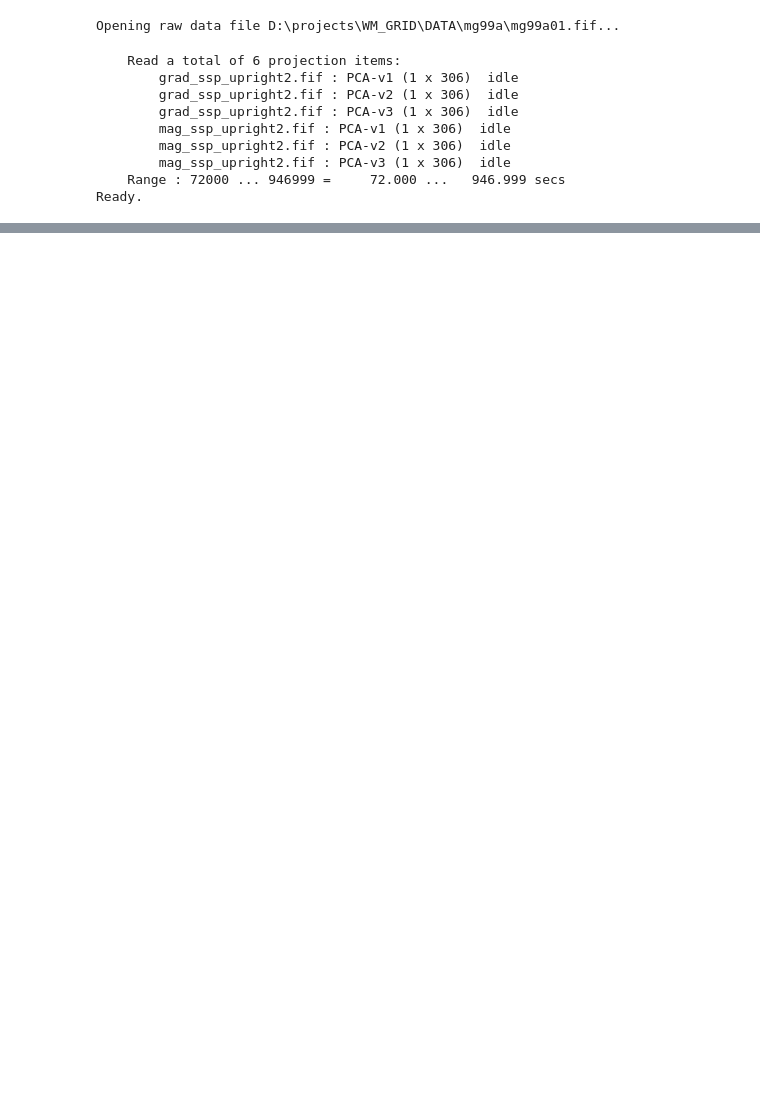
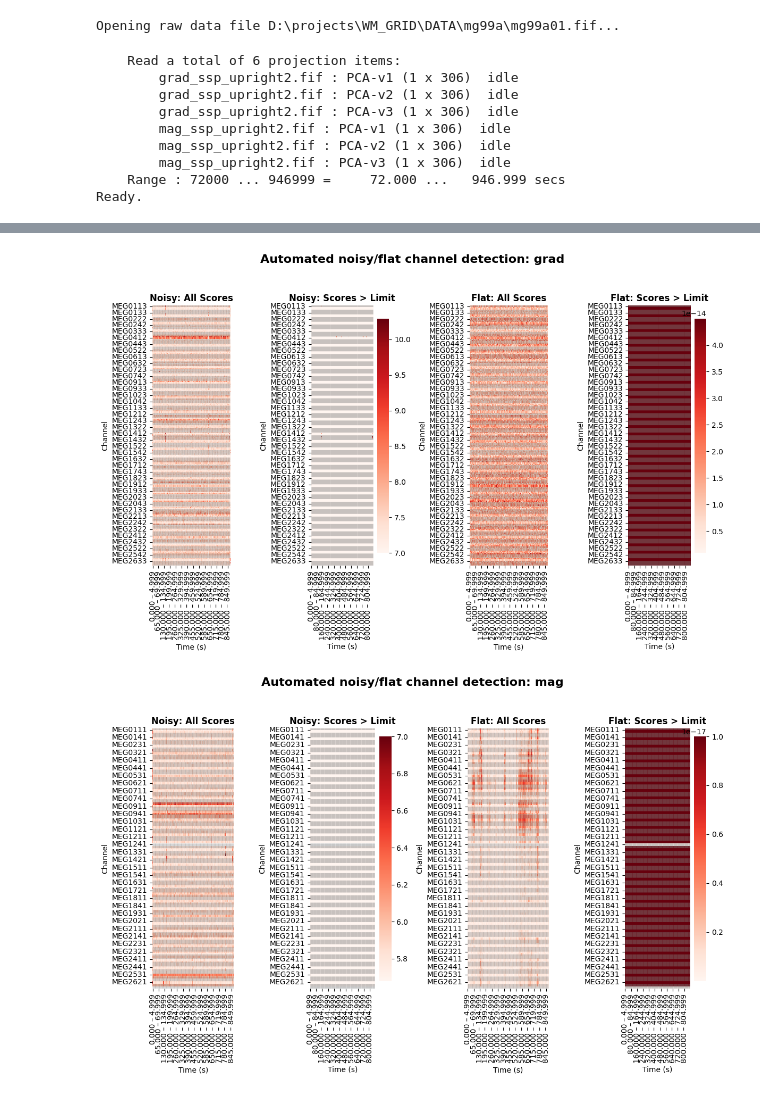
Before and after one commit to qiaolililili/WM_GRID, a Jupyter notebook: preprocess00.ipynb, the cells around one changed output, grey strips where cells are left out. Saved outputs shown, nothing was run; the diff lists cells and outputs as text; code cells hidden in the pictures; blank space fills up the shorter version.

```diff
--- a/preprocess00.ipynb
+++ b/preprocess00.ipynb
@@ -173,4 +184,7 @@ def viz_badch_scores(auto_scores, ch_type):
 
 ch_type = 'grad'
 fig = viz_badch_scores(auto_scores, ch_type)
+
+ch_type = 'mag'
+fig = viz_badch_scores(auto_scores, ch_type)
 # %% [output]
@@ -178,3 +191,5 @@ ImportError: cannot import name 'seaborn' from 'matplotlib' (d:\projects\WM_GRID
+[figure, added]
+[figure, added]
 # %%
 # Fix Elekta magnetometer coil types
 raw.fix_mag_coil_types()
```
Also changed, not shown: parts of 15 cells of this notebook, 2 other files.
